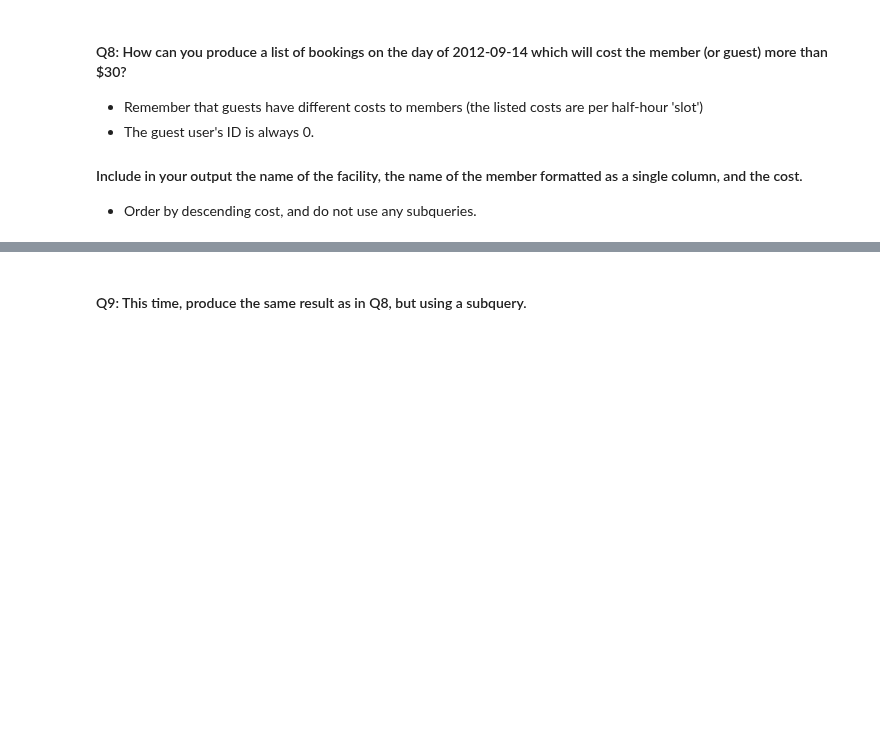
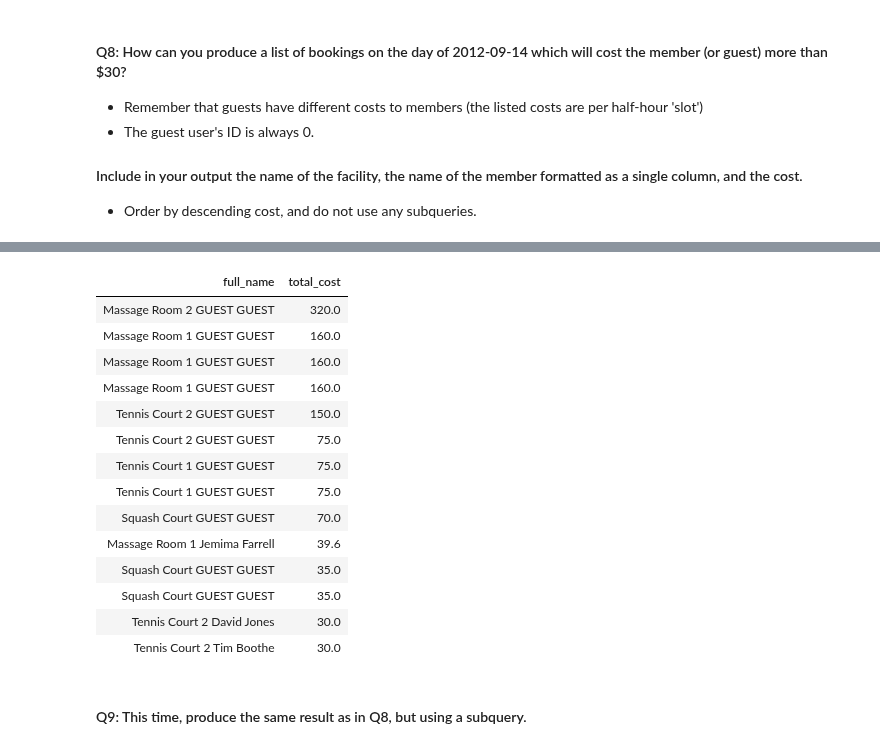
Before and after one commit to hershcode/mec-mini-projects, a Jupyter notebook: mec-5.6.6-sql-with-spark-mini-project/Mini_Project_SQL_with_Spark.ipynb, the cells around one changed output, grey strips where cells are left out. Drawn from its saved outputs; the diff is of its cells as text; code cells hidden in the pictures; blank space fills up the shorter version.

```diff
--- a/mec-5.6.6-sql-with-spark-mini-project/Mini_Project_SQL_with_Spark.ipynb
+++ b/mec-5.6.6-sql-with-spark-mini-project/Mini_Project_SQL_with_Spark.ipynb
@@ -248,6 +252,8 @@ ORDER BY m.firstname
 - Order by descending cost, and do not use any subqueries.
 # %%
 %sql
+SELECT *
+FROM (
 SELECT
 	   CONCAT(f.name, ' ', m.firstname,' ', m.surname) as full_name,
 	   CASE WHEN m.memid = 0 THEN f.guestcost * b.slots
@@ -258,6 +264,8 @@ JOIN facilities as f
   ON b.facid = f.facid
 JOIN members m
   ON b.memid = m.memid
-WHERE b.starttime LIKE '2012-09-14%' and  total_cost >= 30
+WHERE b.starttime LIKE '2012-09-14%'
+)
+WHERE total_cost >= 30
 ORDER BY total_cost DESC
 # %% [output]
@@ -265,3 +272,18 @@ ORDER BY total_cost DESC
+| full_name | total_cost |
+| Massage Room 2 GUEST GUEST | 320.0 |
+| Massage Room 1 GUEST GUEST | 160.0 |
+| Massage Room 1 GUEST GUEST | 160.0 |
+| Massage Room 1 GUEST GUEST | 160.0 |
+| Tennis Court 2 GUEST GUEST | 150.0 |
+| Tennis Court 2 GUEST GUEST | 75.0 |
+| Tennis Court 1 GUEST GUEST | 75.0 |
+| Tennis Court 1 GUEST GUEST | 75.0 |
+| Squash Court GUEST GUEST | 70.0 |
+| Massage Room 1 Jemima Farrell | 39.6 |
+| Squash Court GUEST GUEST | 35.0 |
+| Squash Court GUEST GUEST | 35.0 |
+| Tennis Court 2 David Jones | 30.0 |
+| Tennis Court 2 Tim Boothe | 30.0 |
 # %% [markdown]
 #### Q9: This time, produce the same result as in Q8, but using a subquery.
 # %%
```
Also changed, not shown: parts of 3 cells of this notebook.
